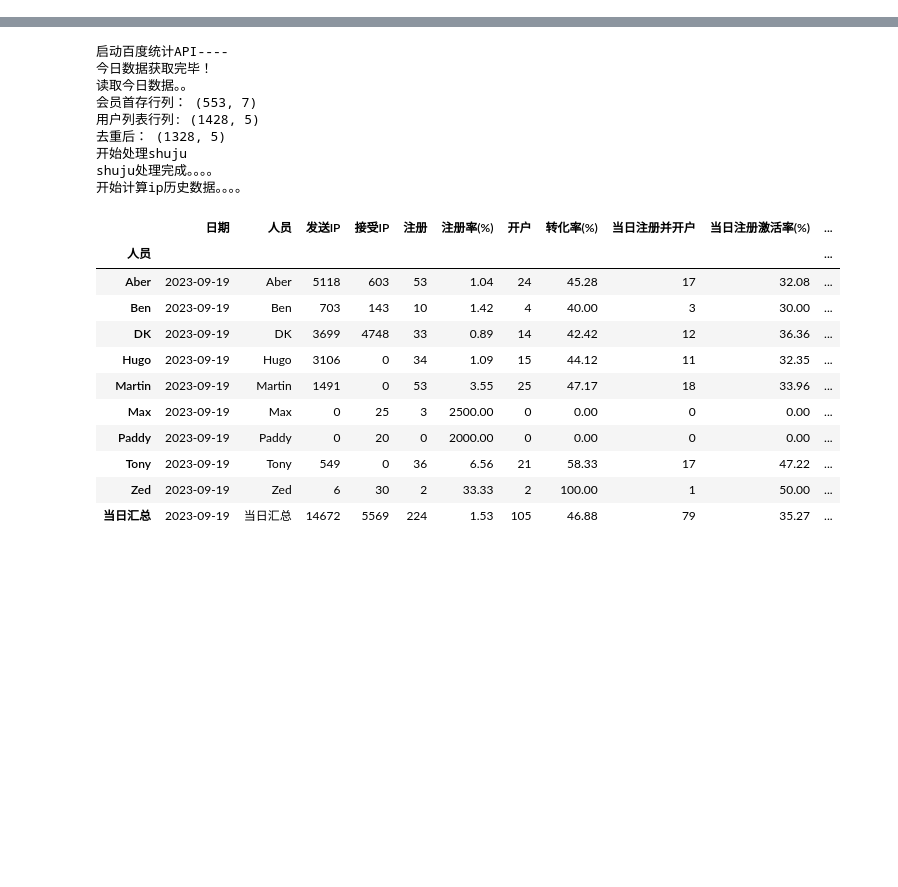
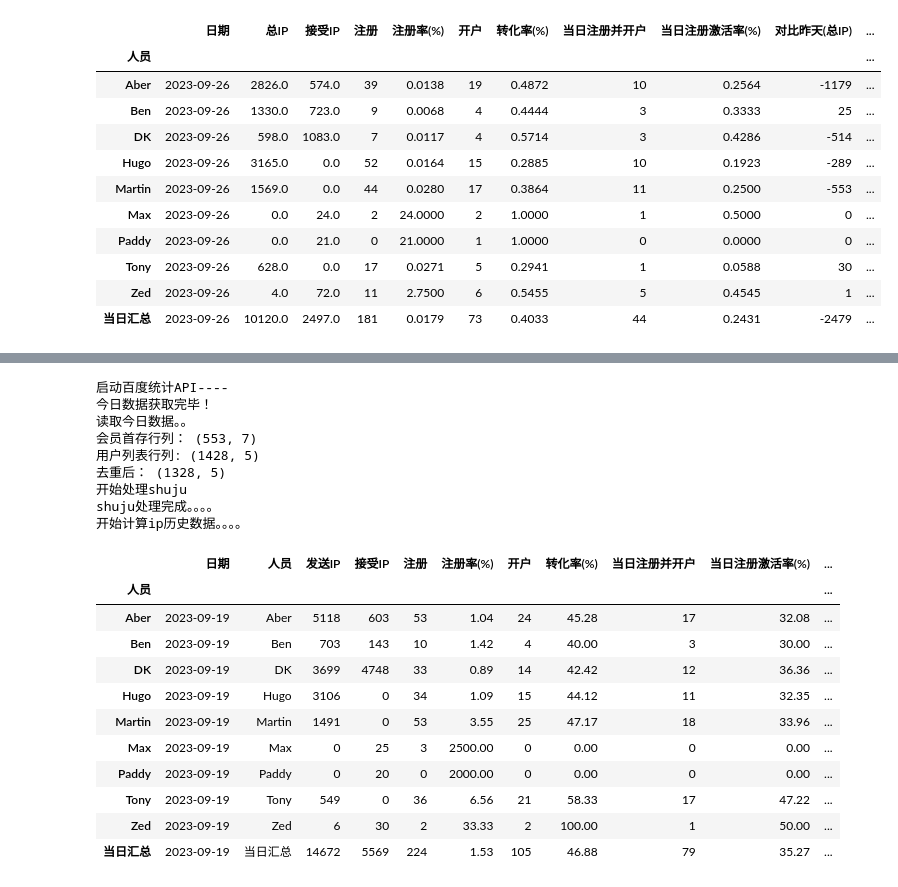
Before and after one commit to Marquis0065/project202308285, a Jupyter notebook: Bsport/TEST_/test1.ipynb, the cells around one changed output, grey strips where cells are left out. Saved outputs shown, nothing was run; the diff lists cells and outputs as text; code cells hidden in the pictures; blank space fills up the shorter version.

```diff
--- a/Bsport/TEST_/test1.ipynb
+++ b/Bsport/TEST_/test1.ipynb
@@ -0,0 +729,17 @@
+# %%
+yes_data = his_data[his_data['日期']==(shuju['日期'][0]+datetime.timedelta(days=-1))]
+yes_data.set_index('人员',inplace=True)
+yes_data
+# %% [output]
+|  | 日期 | 总IP | 接受IP | 注册 | 注册率(%) | 开户 | 转化率(%) | 当日注册并开户 | 当日注册激活率(%) | 对比昨天(总IP) | ... |
+| 人员 |  |  |  |  |  |  |  |  |  |  | ... |
+| Aber | 2023-09-26 | 2826.0 | 574.0 | 39 | 0.0138 | 19 | 0.4872 | 10 | 0.2564 | -1179 | ... |
+| Ben | 2023-09-26 | 1330.0 | 723.0 | 9 | 0.0068 | 4 | 0.4444 | 3 | 0.3333 | 25 | ... |
+| DK | 2023-09-26 | 598.0 | 1083.0 | 7 | 0.0117 | 4 | 0.5714 | 3 | 0.4286 | -514 | ... |
+| Hugo | 2023-09-26 | 3165.0 | 0.0 | 52 | 0.0164 | 15 | 0.2885 | 10 | 0.1923 | -289 | ... |
+| Martin | 2023-09-26 | 1569.0 | 0.0 | 44 | 0.0280 | 17 | 0.3864 | 11 | 0.2500 | -553 | ... |
+| Max | 2023-09-26 | 0.0 | 24.0 | 2 | 24.0000 | 2 | 1.0000 | 1 | 0.5000 | 0 | ... |
+| Paddy | 2023-09-26 | 0.0 | 21.0 | 0 | 21.0000 | 1 | 1.0000 | 0 | 0.0000 | 0 | ... |
+| Tony | 2023-09-26 | 628.0 | 0.0 | 17 | 0.0271 | 5 | 0.2941 | 1 | 0.0588 | 30 | ... |
+| Zed | 2023-09-26 | 4.0 | 72.0 | 11 | 2.7500 | 6 | 0.5455 | 5 | 0.4545 | 1 | ... |
+| 当日汇总 | 2023-09-26 | 10120.0 | 2497.0 | 181 | 0.0179 | 73 | 0.4033 | 44 | 0.2431 | -2479 | ... |
```
Also changed, not shown: parts of 37 cells of this notebook, 11 other files.
